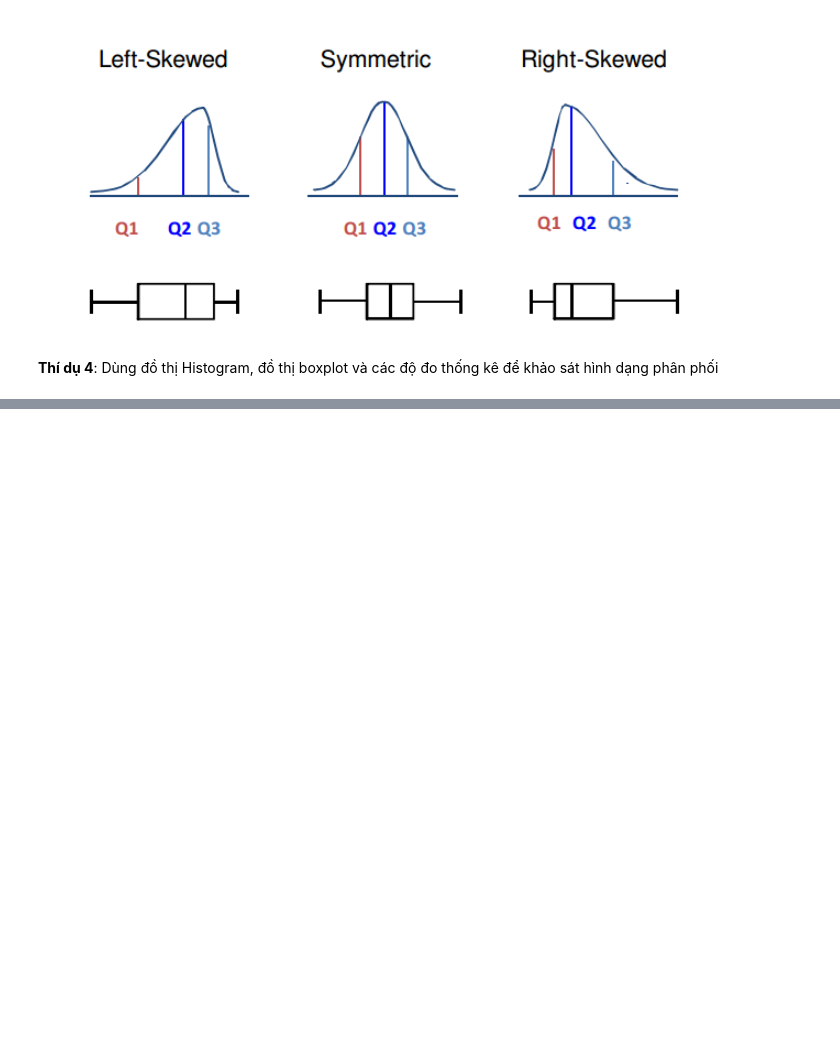
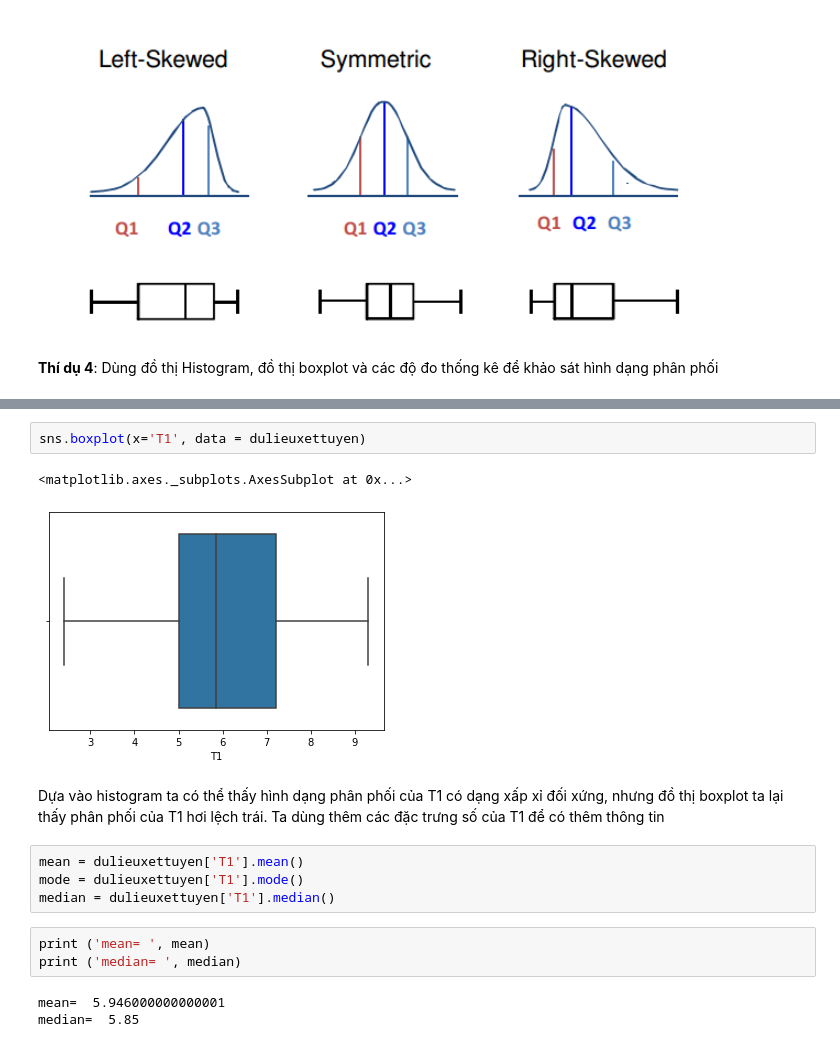
Before and after one commit to huynhhoc/DataAnalystDeepLearning, a Jupyter notebook: Labs/Lab05.ipynb, the cells around one changed output, grey strips where cells are left out. Drawn from its saved outputs; the diff is of its cells as text; blank space fills up the shorter version.

```diff
--- a/Labs/Lab05.ipynb
+++ b/Labs/Lab05.ipynb
@@ -63,0 +74,17 @@ print(mean)
+# %%
+sns.boxplot(x='T1', data = dulieuxettuyen)
+# %% [output]
+<matplotlib.axes._subplots.AxesSubplot at 0x...>
+[figure, added]
+# %% [markdown]
+Dựa vào histogram ta có thể thấy hình dạng phân phối của T1 có dạng xấp xỉ đối xứng, nhưng đồ thị  boxplot ta lại thấy phân phối của T1 hơi lệch trái. Ta dùng thêm các đặc trưng số của T1 để có thêm thông tin
+# %%
+mean = dulieuxettuyen['T1'].mean()
+mode = dulieuxettuyen['T1'].mode()
+median = dulieuxettuyen['T1'].median()
+# %%
+print ('mean= ', mean)
+print ('median= ', median)
+# %% [output]
+mean=  5.946000000000001
+median=  5.85
```
Also changed, not shown: parts of 5 cells of this notebook.
